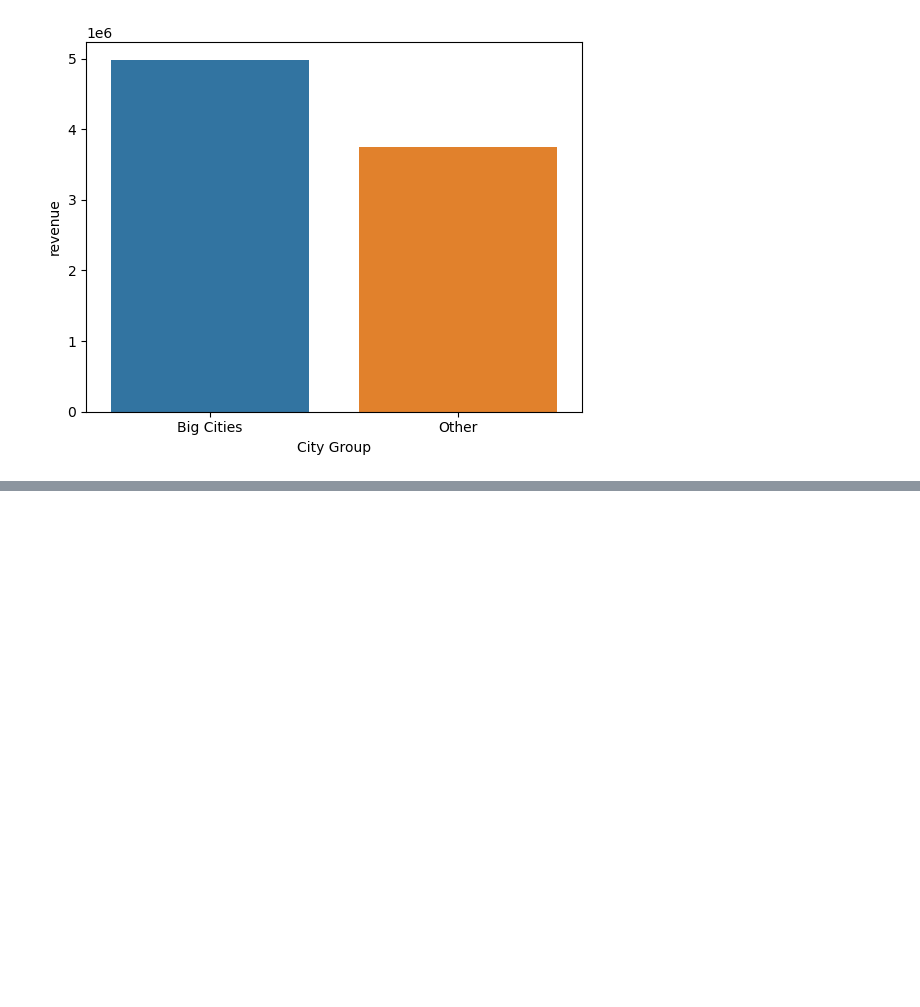
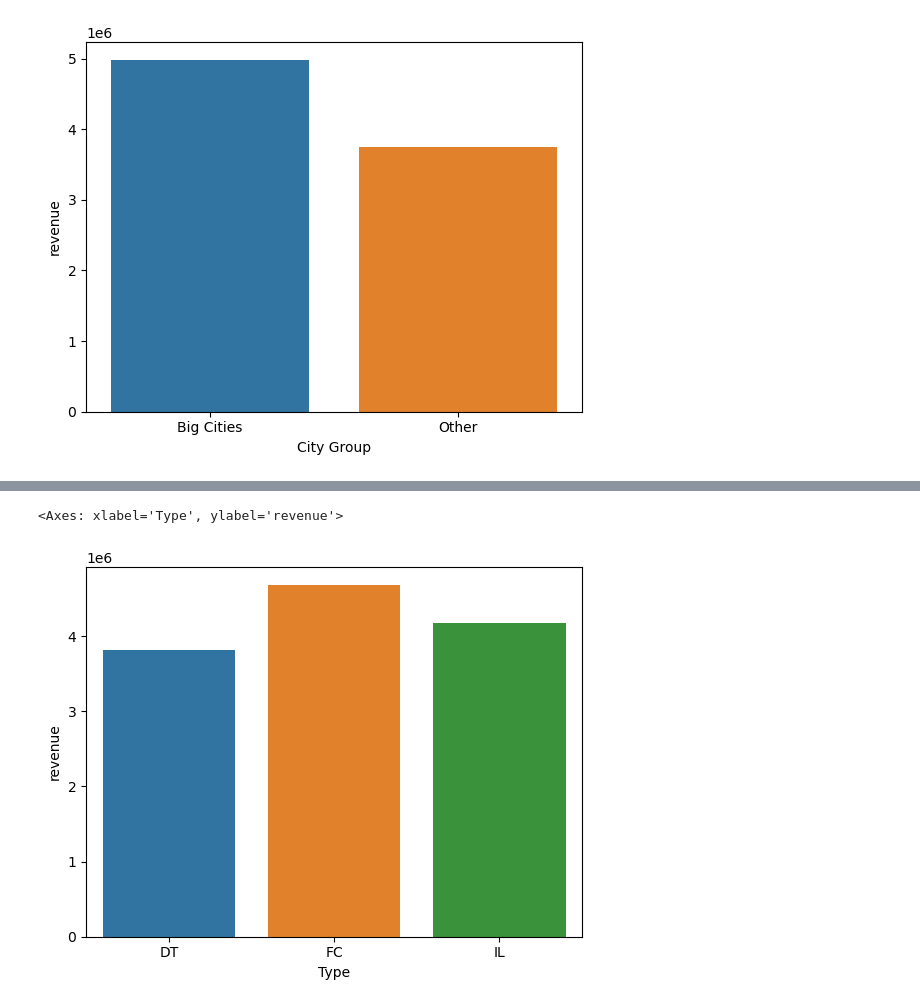
Before and after one commit to Nacim-B/Restaurant_Revenue_Prediction, a Jupyter notebook: Restaurant_Revenue_Prediction.ipynb, the cells around one changed output, grey strips where cells are left out. Drawn from its saved outputs; the diff is of its cells as text; code cells hidden in the pictures; blank space fills up the shorter version.

```diff
--- a/Restaurant_Revenue_Prediction.ipynb
+++ b/Restaurant_Revenue_Prediction.ipynb
@@ -105,0 +106,6 @@ sns.barplot(x='City', y='revenue', data= cities)
+# %%
+restaurant_type = data[['Type', 'revenue']].groupby(['Type'], as_index=False).mean()
+sns.barplot(x='Type', y='revenue', data= restaurant_type[:10])
+# %% [output]
+<Axes: xlabel='Type', ylabel='revenue'>
+[figure, added]
```
Also changed, not shown: parts of 6 cells of this notebook.
